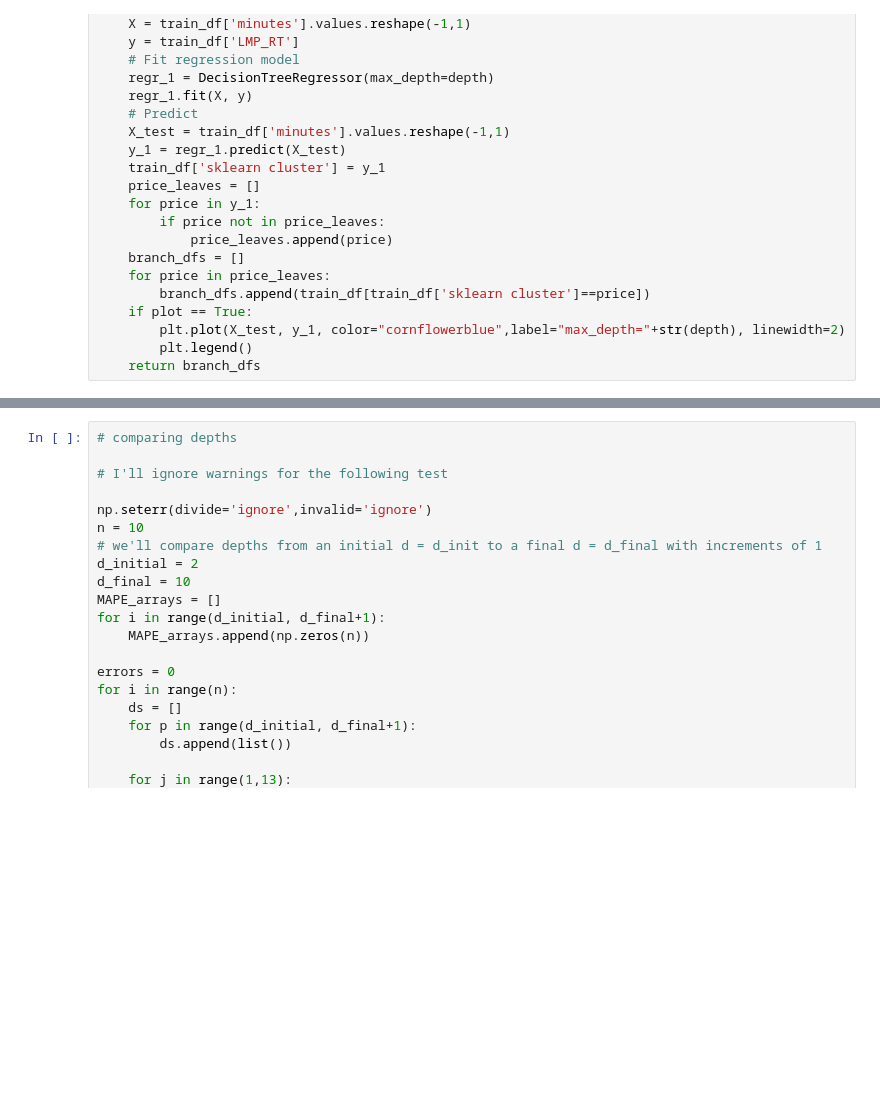
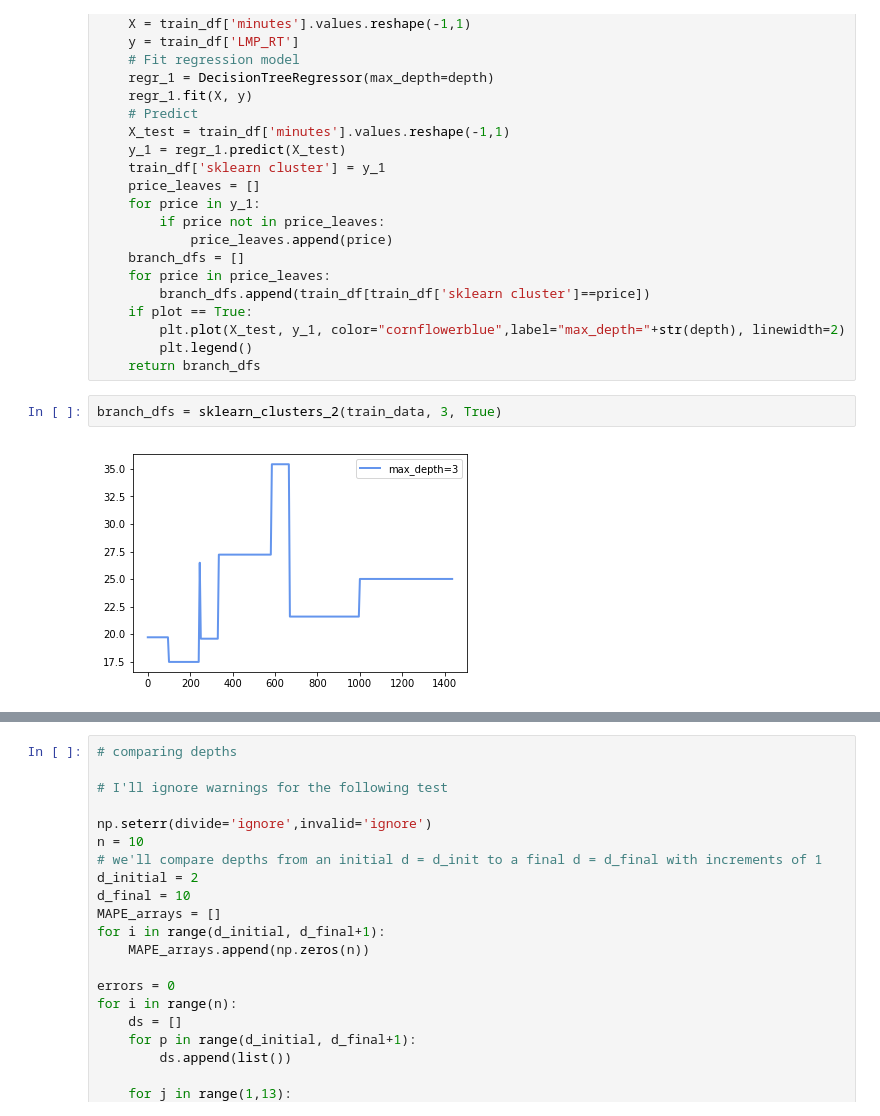
Before and after one commit to felipeascouto/energy, a Jupyter notebook: research_p2.ipynb, the cells around one changed output, grey strips where cells are left out. Cells and saved outputs as stored; diff of their text form; blank space fills up the shorter version.

```diff
--- a/research_p2.ipynb
+++ b/research_p2.ipynb
@@ -1154,3 +1154,7 @@ def sklearn_clusters_2(train_df, depth, plot):
         plt.plot(X_test, y_1, color="cornflowerblue",label="max_depth="+str(depth), linewidth=2)
         plt.legend()
     return branch_dfs
+# %%
+branch_dfs = sklearn_clusters_2(train_data, 3, True)
+# %% [output]
+[figure, added]
```
Also changed, not shown: parts of 6 cells of this notebook.
